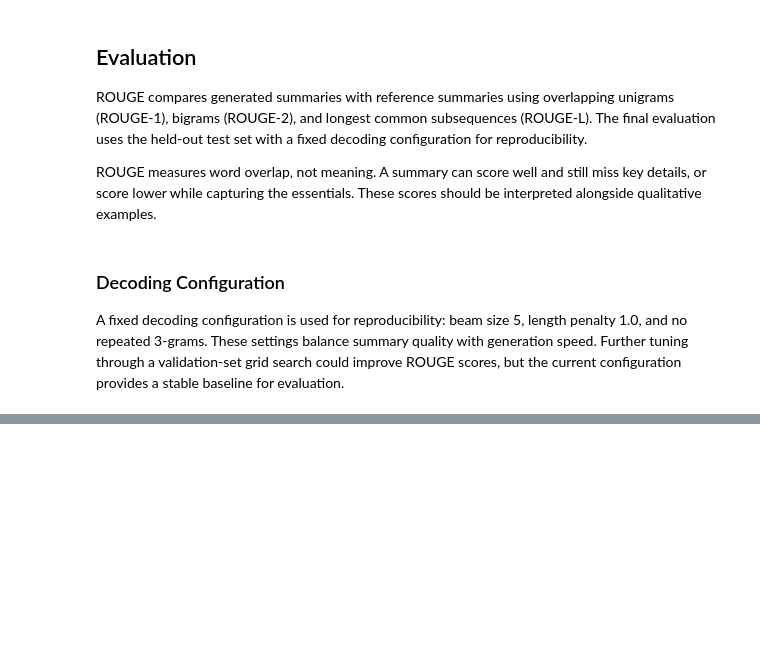
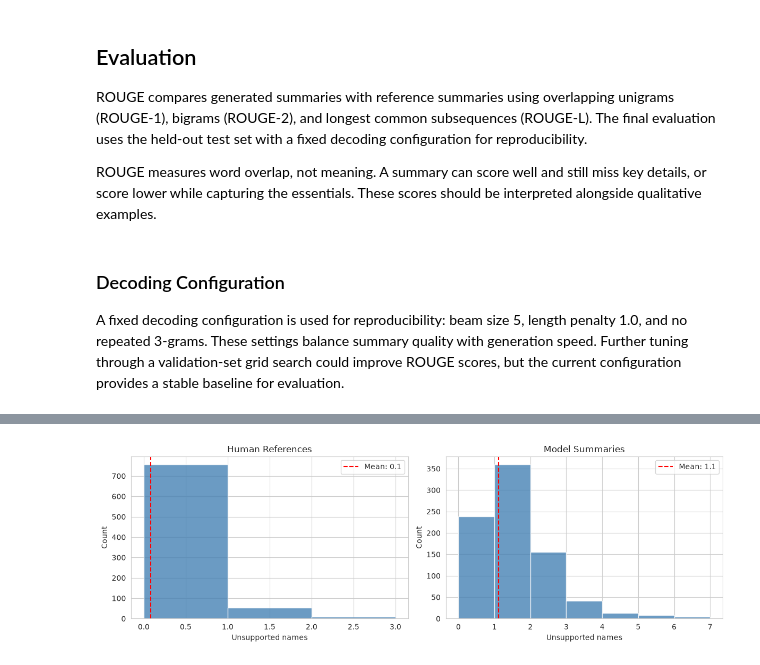
Before and after one commit to Syndicationa/DS-Capstone-03, a Jupyter notebook: DS_Capstone_Notebook.ipynb, the cells around one changed output, grey strips where cells are left out. Saved outputs shown, nothing was run; the diff lists cells and outputs as text; code cells hidden in the pictures; blank space fills up the shorter version.

```diff
--- a/DS_Capstone_Notebook.ipynb
+++ b/DS_Capstone_Notebook.ipynb
@@ -636,50 +708,62 @@ ROUGE measures word overlap, not meaning. A summary can score well and still mis
 A fixed decoding configuration is used for reproducibility: beam size 5, length penalty 1.0, and no repeated 3-grams. These settings balance summary quality with generation speed. Further tuning through a validation-set grid search could improve ROUGE scores, but the current configuration provides a stable baseline for evaluation.
 # %%
 # Generate summaries on the held-out test set and compute ROUGE
-# full_trainer.train() restores the best validation checkpoint into `model`
-# because load_best_model_at_end=True was set above.
-model.eval()
-model.to(device)
-
+model.eval(); model.to(device)
+test_references = test_df['summary'].astype(str).str.strip().tolist()
+test_dialogues = test_df['dialogue'].astype(str).tolist()
 test_preds = []
-test_refs = []
-
 batch_size = 16
 for start in range(0, len(tokenized_data['test']), batch_size):
     batch = tokenized_data['test'][start:start + batch_size]
-    input_ids = torch.tensor(batch['input_ids'], dtype=torch.long, device=device)
-    attention_mask = torch.tensor(batch['attention_mask'], dtype=torch.long, device=device)
+    inputs = {k: torch.tensor(batch[k], dtype=torch.long, device=device) for k in ['input_ids', 'attention_mask']}
+    with torch.no_grad():
+        generated = model.generate(**inputs, num_beams=5, length_penalty=1.0, no_repeat_ngram_size=3, max_length=max_target_length, early_stopping=True)
+    test_preds.extend(decoder_tokenizer.batch_decode(generated, skip_special_tokens=True))
+test_preds = [text.strip() for text in test_preds]
+test_scores = rouge_metric.compute(predictions=test_preds, references=test_references, use_stemmer=True)
+rouge1_beam = round(float(test_scores['rouge1']), 4); rouge2_beam = round(float(test_scores['rouge2']), 4); rougeL_beam = round(float(test_scores['rougeL']), 4)
+print(f'ROUGE-1: {rouge1_beam:.4f}  | Target: ≥ 0.40  {"✓" if rouge1_beam >= 0.40 else "✗"}')
+print(f'ROUGE-2: {rouge2_beam:.4f}  | Target: ≥ 0.15  {"✓" if rouge2_beam >= 0.15 else "✗"}')
+print(f'ROUGE-L: {rougeL_beam:.4f}  | Target: ≥ 0.35  {"✓" if rougeL_beam >= 0.35 else "✗"}')
+# --- Entity consistency metric: capitalized words not in dialogue ---
+_ENTITY_IGNORE = {'the', 'he', 'she', 'it', 'they', 'i', 'we', 'you', 'that', 'this', 'there', 'his', 'her', 'its', 'their', 'my', 'our', 'your', 'a', 'an', 'but', 'and', 'or', 'so', 'also', 'however', 'moreover', 'furthermore', 'meanwhile', 'after', 'before', 'when', 'while', 'if', 'although', 'despite', 'even', 'just', 'only', 'not', 'no', 'yes', 'well', 'ok', 'please', 'thanks', 'thank', 'hello', 'hi', 'sorry', 'okay'}
 
-    with torch.no_grad():
-        generated = model.generate(
-            input_ids=input_ids,
-            attention_mask=attention_mask,
-            num_beams=5,
-            length_penalty=1.0,
-            no_repeat_ngram_size=3,
-            max_length=max_target_length,
-            early_stopping=True,
-        )
+def unsupported_names_in_summary(text, dialogue):
+    """Capitalized words (candidate names/places) not found in the dialogue."""
+    # Use [a-zA-Z]+ to handle possessives like "Jerry's" -> "Jerry", "s"
+    dialogue_words = set(re.findall(r"[a-z]+", dialogue.lower()))
+    caps = re.findall(r"\b[A-Z][a-z]+\b", text)
+    return {w for w in caps if w.lower() not in dialogue_words
+            and w.lower() not in _ENTITY_IGNORE}
 
-    test_preds.extend(decoder_tokenizer.batch_decode(generated, skip_special_tokens=True))
-    labels = np.where(
-        np.asarray(batch['labels']) != -100,
-        np.asarray(batch['labels']),
-        decoder_tokenizer.pad_token_id,
-    )
-    test_refs.extend(decoder_tokenizer.batch_decode(labels, skip_special_tokens=True))
+# Model's rate
+model_flags = [bool(unsupported_names_in_summary(p, d))
+               for p, d in zip(test_preds, test_dialogues)]
+pct_model_unsupported = round(100 * np.mean(model_flags), 1)
+total_unsupported = sum(len(unsupported_names_in_summary(p, d))
+                        for p, d in zip(test_preds, test_dialogues))
 
-test_scores = rouge_metric.compute(
-    predictions=[text.strip() for text in test_preds],
-    references=[text.strip() for text in test_refs],
-    use_stemmer=True,
-)
+# Calibration: how often do human references trip the same check?
+ref_flags = [bool(unsupported_names_in_summary(r, d))
+             for r, d in zip(test_references, test_dialogues)]
+pct_ref_unsupported = round(100 * np.mean(ref_flags), 1)
 
-rouge1 = round(float(test_scores['rouge1']), 4)
-rouge2 = round(float(test_scores['rouge2']), 4)
-rougeL = round(float(test_scores['rougeL']), 4)
+print(f'\nEntity consistency (capitalized words not in dialogue):')
+print(f'  Human references with unsupported names: {pct_ref_unsupported:.1f}%')
+print(f'  Model summaries with unsupported names:  {pct_model_unsupported:.1f}%')
+print(f'  Total unsupported names in model output: {total_unsupported}')
 
-print(f'ROUGE-1: {rouge1:.4f}  |  Target: ≥ 0.40  {"✓" if rouge1 >= 0.40 else "✗"}')
-print(f'ROUGE-2: {rouge2:.4f}  |  Target: ≥ 0.15  {"✓" if rouge2 >= 0.15 else "✗"}')
-print(f'ROUGE-L: {rougeL:.4f}  |  Target: ≥ 0.35  {"✓" if rougeL >= 0.35 else "✗"}')
+# Distribution
+model_counts = [len(unsupported_names_in_summary(p, d)) for p, d in zip(test_preds, test_dialogues)]
+ref_counts = [len(unsupported_names_in_summary(r, d)) for r, d in zip(test_references, test_dialogues)]
+
+fig, axes = plt.subplots(1, 2, figsize=(12, 4))
+for ax, counts, title in [(axes[0], ref_counts, 'Human References'), (axes[1], model_counts, 'Model Summaries')]:
+    ax.hist(counts, bins=range(max(counts)+2), color='steelblue', edgecolor='white', alpha=0.8)
+    ax.axvline(np.mean(counts), color='red', linestyle='--', label=f'Mean: {np.mean(counts):.1f}')
+    ax.set_xlabel('Unsupported names'); ax.set_ylabel('Count'); ax.set_title(title); ax.legend()
+plt.tight_layout(); plt.show()
+
+print(f'\nKey finding: Model summaries have unsupported names in {pct_model_unsupported:.1f}% of cases, vs {pct_ref_unsupported:.1f}% for human references.')
+print(f"The gap ({pct_model_unsupported - pct_ref_unsupported:+.1f} pp) quantifies the model's additional hallucination beyond what human writers produce.")
 # %% [output]
@@ -688,0 +778 @@ ROUGE-L: 0.2614  |  Target: ≥ 0.35  ✗
+[figure, added]
```
Also changed, not shown: parts of 47 cells of this notebook, 1 other file.
